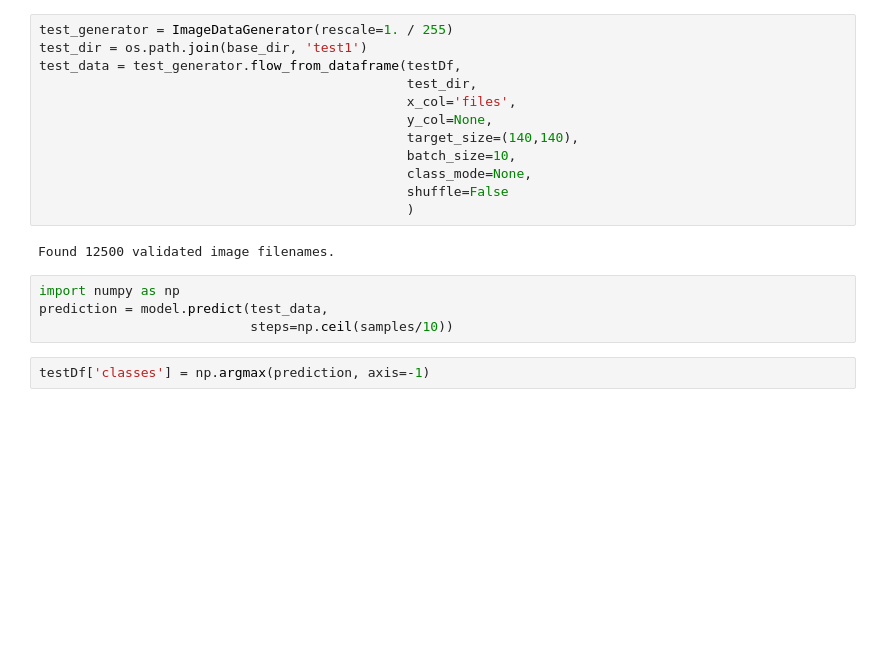
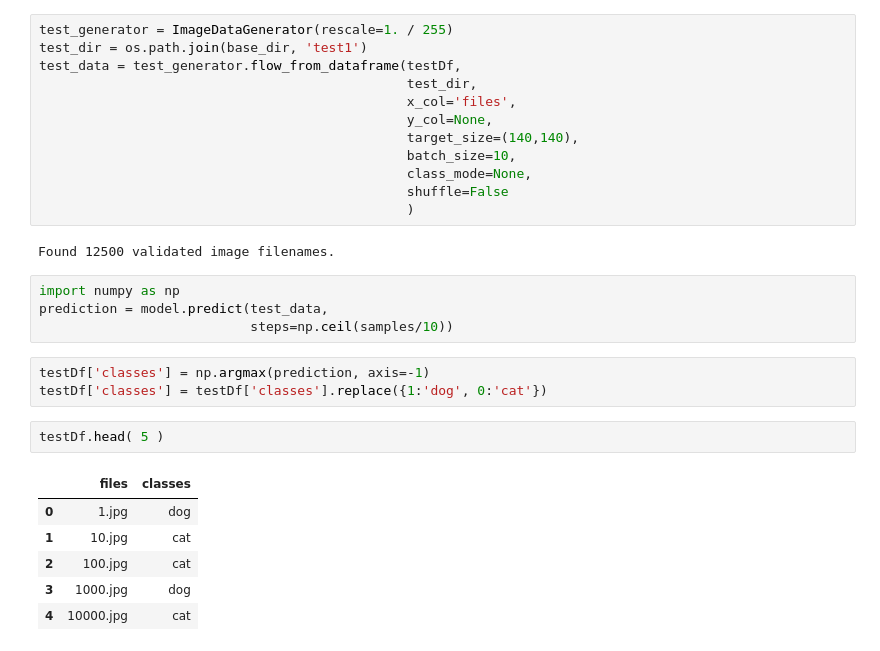
Before and after one commit to adtech97/cats-vs-dogs-classifier, a Jupyter notebook: Model-stats.ipynb, the cells around one changed output. Drawn from its saved outputs; the diff is of its cells as text; blank space fills up the shorter version.

Commit message:
Test result added in dataframe

```diff
--- a/Model-stats.ipynb
+++ b/Model-stats.ipynb
@@ -126,3 +129,13 @@ prediction = model.predict(test_data,
                            steps=np.ceil(samples/10))
 # %%
 testDf['classes'] = np.argmax(prediction, axis=-1)
+testDf['classes'] = testDf['classes'].replace({1:'dog', 0:'cat'})
+# %%
+testDf.head( 5 )
+# %% [output]
+|  | files | classes |
+| 0 | 1.jpg | dog |
+| 1 | 10.jpg | cat |
+| 2 | 100.jpg | cat |
+| 3 | 1000.jpg | dog |
+| 4 | 10000.jpg | cat |
```
Also changed, not shown: parts of 1 cell of this notebook.
